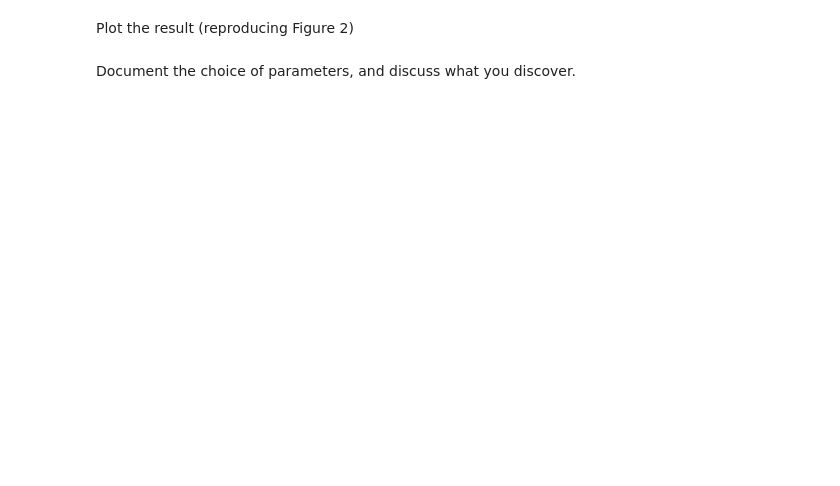
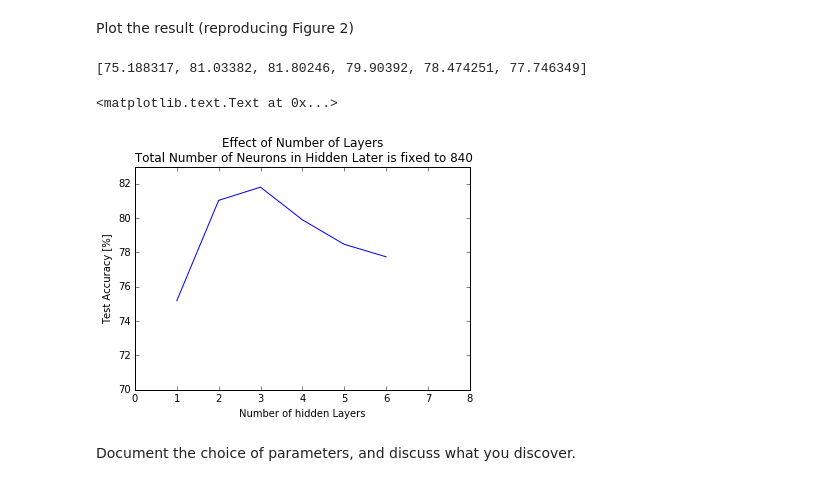
Before and after one commit to sheallika/svhn-mlp-theano, a Jupyter notebook: src/hw2.ipynb, the cells around one changed output. Drawn from its saved outputs; the diff is of its cells as text; code cells hidden in the pictures; blank space fills up the shorter version.

```diff
--- a/src/hw2.ipynb
+++ b/src/hw2.ipynb
@@ -5,5 +31,10 @@ from hw2b import load_data, LogisticRegression, HiddenLayer, MLP, myMLP, test_ml
 # %% [markdown]
 ### Problem b: Bullet 2: Comparison between _tanh_ and _softmax_
 # %%
-test_mlp(learning_rate=0.01, L1_reg=0.00, L2_reg=0.0001, n_epochs=1000,batch_size=20,
-         n_hidden=500,n_hiddenLayers=2, activation=T.nnet.softmax,patience=10000, verbose=True)
+results=test_mlp(learning_rate=0.01, L1_reg=0.00, L2_reg=0.0001, n_epochs=1000,batch_size=20,
+                 n_hidden=500,n_hiddenLayers=2,activation=T.tanh,patience=10000, verbose=True)
+print (('test accuracy for tanh activation function: %f %%') % ((1-results[1])*100.))
+results=test_mlp(learning_rate=0.01, L1_reg=0.00, L2_reg=0.0001, n_epochs=1000,batch_size=20, n_hidden=500,n_hiddenLayers=2,
+                 activation=T.nnet.softmax,patience=10000, verbose=True)
+
+print (('test accuracy for softmax activation function: %f %%') % ((1-results[1])*100.))
@@ -51,7 +254,7 @@ Document the choice of parameters, and discuss what you discover.
 # %% [markdown]
 ### Problem b: Bullet 4: Experiment with the number of hidden layers, but fix the total number of neurons
 # %%
-n_neurons=840 #use best obtained in the parameter tunning above and same goes for other parameters
+n_neurons=840 #use best obtained parameters in the parameter tunning above.
 n_hiddenLayers=[1,2,3,4,5,6]
 test_accuracies=[]
 for n_hidden_layers in n_hiddenLayers:
@@ -60,9 +263,9 @@ for n_hidden_layers in n_hiddenLayers:
                        activation=T.tanh,patience=10000, verbose=True)
     test_accuracies.append((1-results[1])*100)
     s=(('the validation accuracy is %f %%, for n_hidden_layers %i and the test '
-        'accuracy is %f %%') % ((1-results[0])*100,n_hidden_layers,(1-results[1])*100))
+        'accuracy is %f %% \n') % ((1-results[0])*100,n_hidden_layers,(1-results[1])*100))
     with open("log4.txt","a") as myfile:
         myfile.write(s)
 
     print(('the validation accuracy is %f %%, for n_hidden_layers %i and the test '
-           'accuracy is %f %%') % ((1-results[0])*100,n_hidden_layers,(1-results[1])*100))
+           'accuracy is %f %% \n') % ((1-results[0])*100,n_hidden_layers,(1-results[1])*100))
@@ -73,2 +367,18 @@ Plot the result (reproducing Figure 2)
+# %%
+print ((test_accuracies))
+# %% [output]
+[75.188317, 81.03382, 81.80246, 79.90392, 78.474251, 77.746349]
+# %%
+# TODO
+
+plt.plot(n_hiddenLayers, test_accuracies)
+plt.ylabel("Test Accuracy [%]")
+plt.xlabel("Number of hidden Layers")
+plt.ylim([70,83])
+plt.xlim([0,8])
+plt.title("Effect of Number of Layers\n Total Number of Neurons in Hidden Later is fixed to 840")
+# %% [output]
+<matplotlib.text.Text at 0x...>
+[figure, added]
 # %% [markdown]
 Document the choice of parameters, and discuss what you discover.
```
Also changed, not shown: parts of 29 cells of this notebook, 13 other files.
